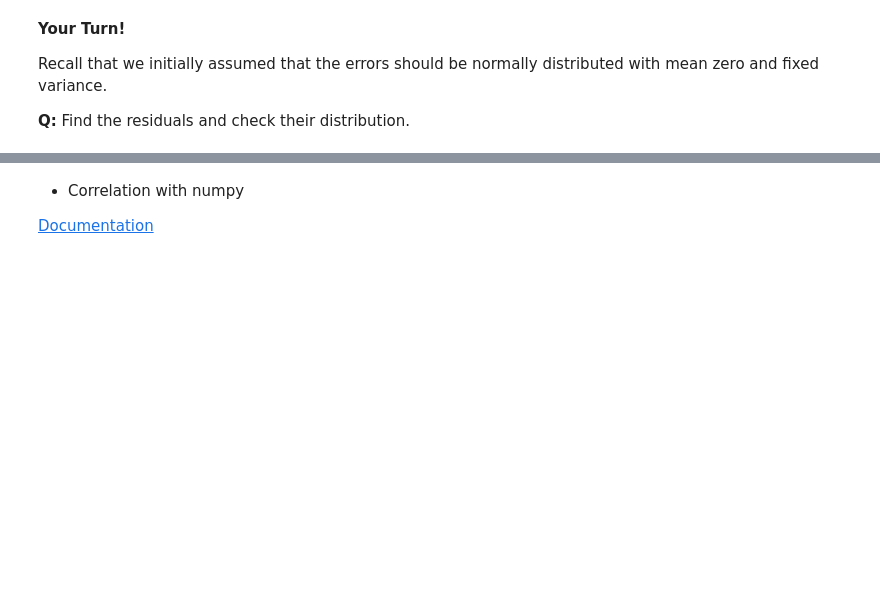
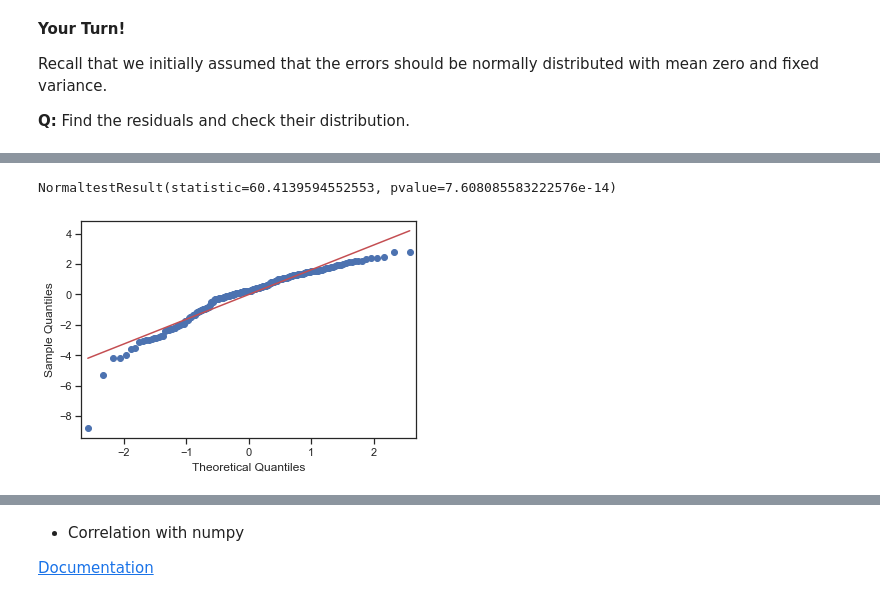
Before and after one commit to medoffc/hbs-ds-060120, a Jupyter notebook: module-2/day-8-multiple-regression/multiple_regression.ipynb, the cells around one changed output, grey strips where cells are left out. Drawn from its saved outputs; the diff is of its cells as text; code cells hidden in the pictures; blank space fills up the shorter version.

```diff
--- a/module-2/day-8-multiple-regression/multiple_regression.ipynb
+++ b/module-2/day-8-multiple-regression/multiple_regression.ipynb
@@ -419,7 +455,11 @@ plt.scatter(x_list, y_list)
 # %%
-stats.normaltest(residuals)
+stats.normaltest(res.resid)
+# %% [output]
+NormaltestResult(statistic=60.4139594552553, pvalue=7.608085583222576e-14)
 # %%
-fig = sm.qqplot(residuals, line = 'r')
+fig = sm.qqplot(res.resid, line = 'r')
 plt.show()
+# %% [output]
+[figure, added]
 # %%
 y_pred = res.predict(X)
```
Also changed, not shown: parts of 16 cells of this notebook, 1 other file.
